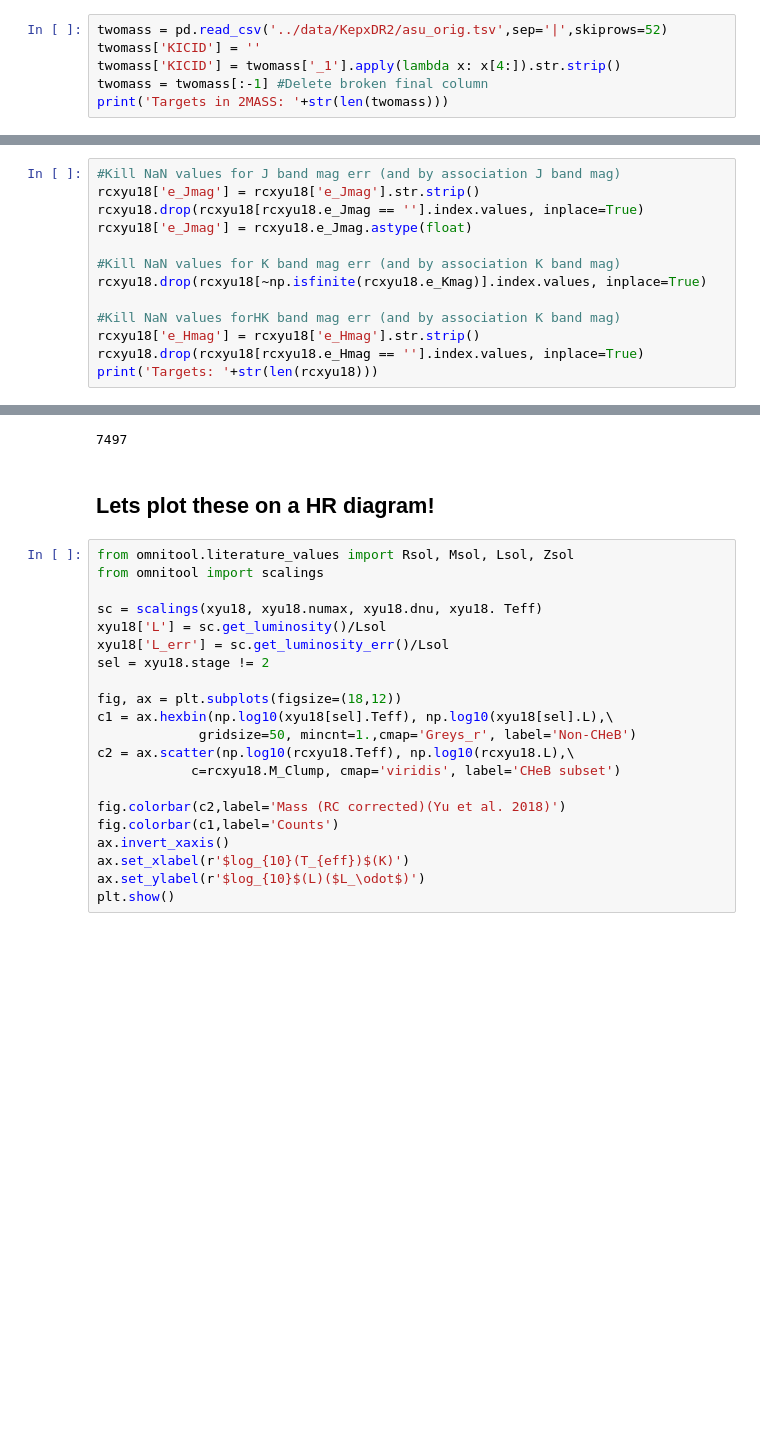
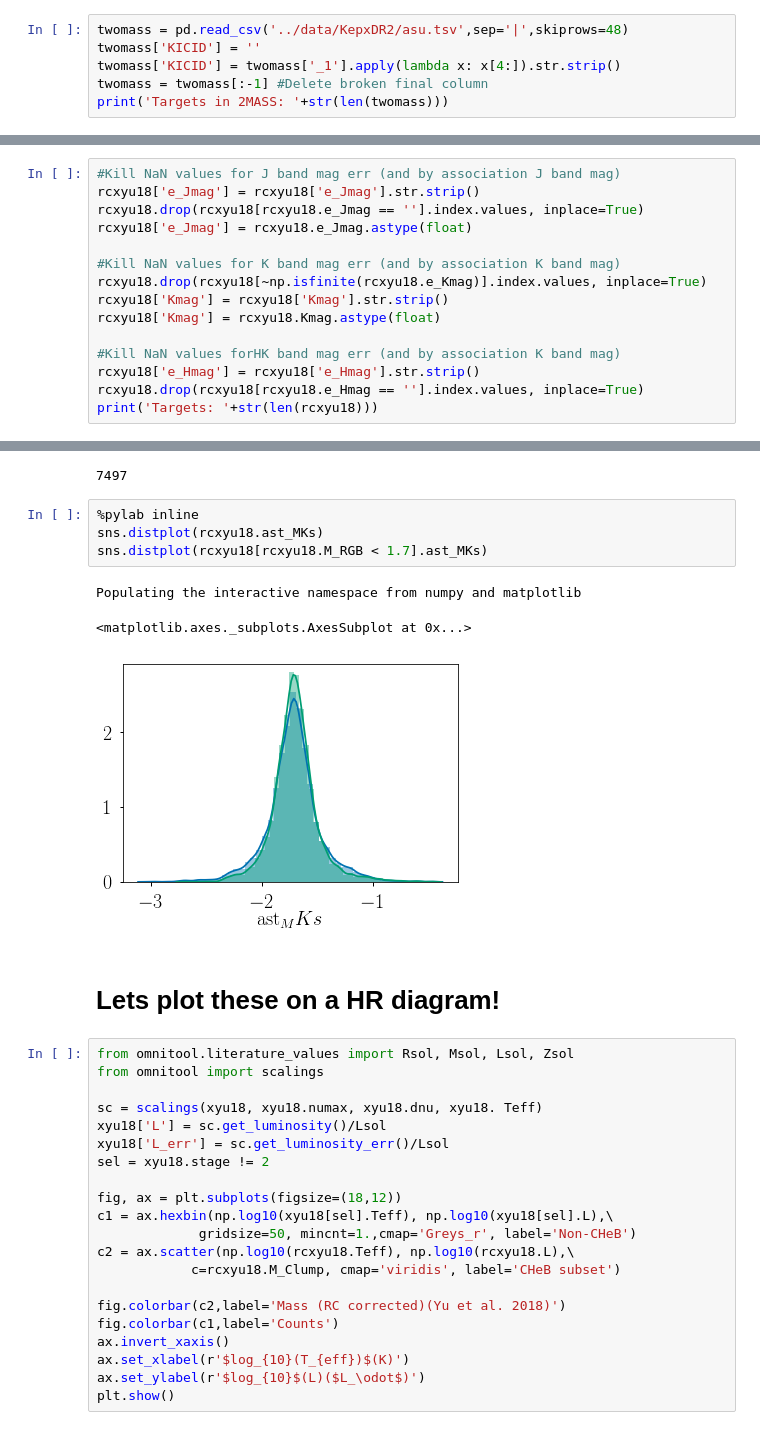
Before and after one commit to ojhall94/GAIA, a Jupyter notebook: build_data.ipynb, the cells around one changed output, grey strips where cells are left out. Saved outputs shown, nothing was run; the diff lists cells and outputs as text; blank space fills up the shorter version.

```diff
--- a/build_data.ipynb
+++ b/build_data.ipynb
@@ -125,7 +125,7 @@ The subsection of the 2MASS catalogue here was requested through *Vizier* on KIC
 # %% [markdown]
 #### 5.1) Read in the data
 # %%
-twomass = pd.read_csv('../data/KepxDR2/asu_orig.tsv',sep='|',skiprows=52)
+twomass = pd.read_csv('../data/KepxDR2/asu.tsv',sep='|',skiprows=48)
 twomass['KICID'] = ''
 twomass['KICID'] = twomass['_1'].apply(lambda x: x[4:]).str.strip()
 twomass = twomass[:-1] #Delete broken final column
@@ -165,6 +169,8 @@ rcxyu18['e_Jmag'] = rcxyu18.e_Jmag.astype(float)
 
 #Kill NaN values for K band mag err (and by association K band mag)
 rcxyu18.drop(rcxyu18[~np.isfinite(rcxyu18.e_Kmag)].index.values, inplace=True)
+rcxyu18['Kmag'] = rcxyu18['Kmag'].str.strip()
+rcxyu18['Kmag'] = rcxyu18.Kmag.astype(float)
 
 #Kill NaN values forHK band mag err (and by association K band mag)
 rcxyu18['e_Hmag'] = rcxyu18['e_Hmag'].str.strip()
@@ -251,8 +261,16 @@ rcxyu18.to_csv('../data/KepxDR2/rcxyu18.csv',index=False)
 print(str(len(rcxyu18)))
 # %% [output]
 7497
+# %%
+%pylab inline
+sns.distplot(rcxyu18.ast_MKs)
+sns.distplot(rcxyu18[rcxyu18.M_RGB < 1.7].ast_MKs)
+# %% [output]
+Populating the interactive namespace from numpy and matplotlib
+<matplotlib.axes._subplots.AxesSubplot at 0x...>
+[figure, added]
 # %% [markdown]
-## Lets plot these on a HR diagram!
+# Lets plot these on a HR diagram!
 # %%
 from omnitool.literature_values import Rsol, Msol, Lsol, Zsol
 from omnitool import scalings
```
Also changed, not shown: parts of 6 cells of this notebook, 6 other files.
